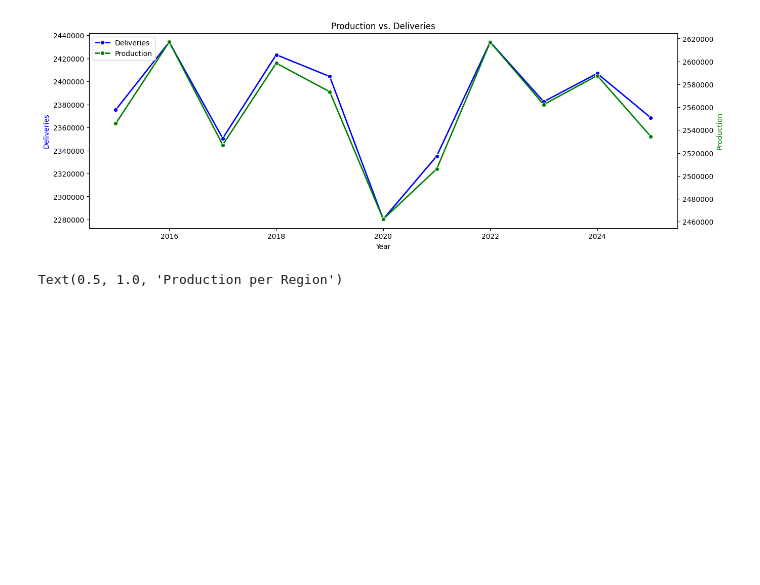
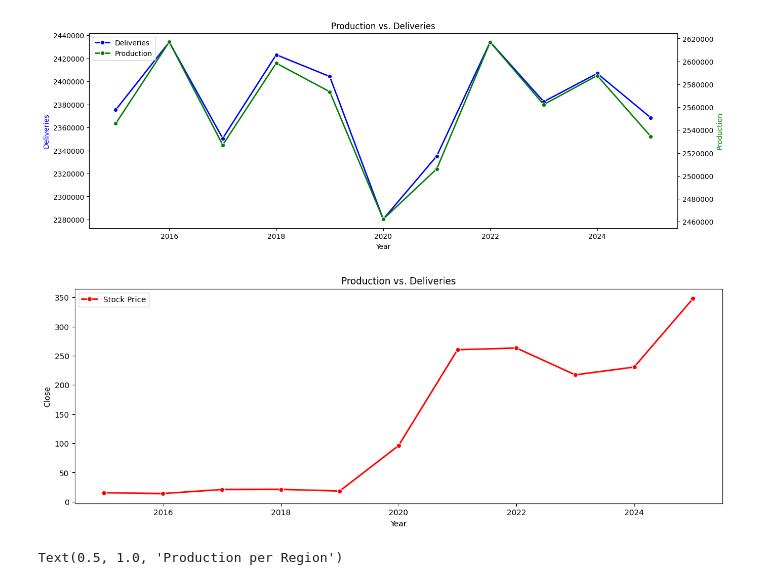
Before and after one commit to ThiagoPBorges/Tesla-Deliveries-and-Production, a Jupyter notebook: Notebook/03_exploratory_data_analysis.ipynb, the cells around one changed output. Cells and saved outputs as stored; diff of their text form; code cells hidden in the pictures; blank space fills up the shorter version.

Commit message:
Adicionado visualização EDA para stock price

```diff
--- a/Notebook/03_exploratory_data_analysis.ipynb
+++ b/Notebook/03_exploratory_data_analysis.ipynb
@@ -122,6 +96,30 @@ plt.ticklabel_format(style='plain')
 plt.show()
 # %% [output]
 [figure]
+# %%
+df_stock['Year'] = df_stock.index.year
+
+plt.figure(figsize=(15,5))
+
+color = 'red'
+sns.lineplot(
+    data=df_stock,
+    x='Year',
+    y='Close',
+    estimator='mean',
+    errorbar=None,
+    color=color,
+    label='Stock Price',
+    linewidth=2,
+    marker='o'
+)
+plt.ticklabel_format(style='plain')
+
+plt.title('Production vs. Deliveries')
+plt.ticklabel_format(style='plain')
+plt.show()
+# %% [output]
+[figure, added]
 # %%
 prod_region = df.groupby(['Year', 'Region'])['Production_Units'].sum().reset_index()
 
```
Also changed, not shown: parts of 3 cells of this notebook, 3 other files.
